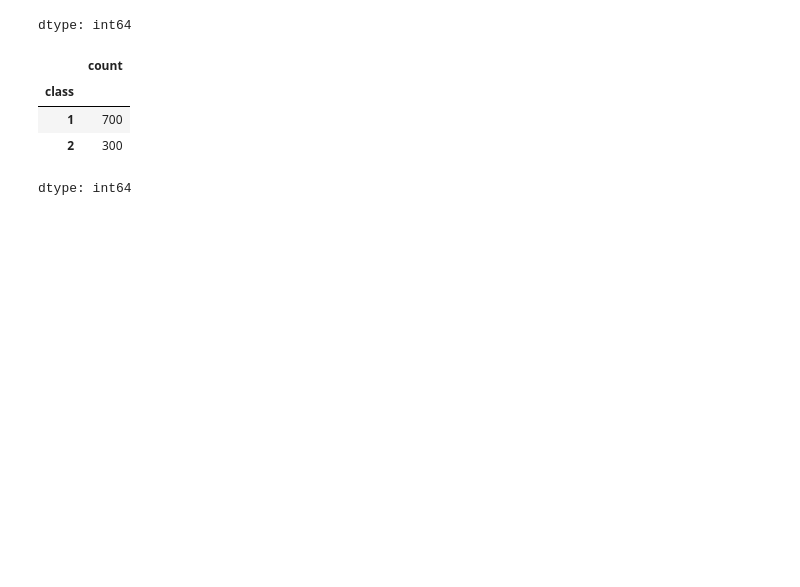
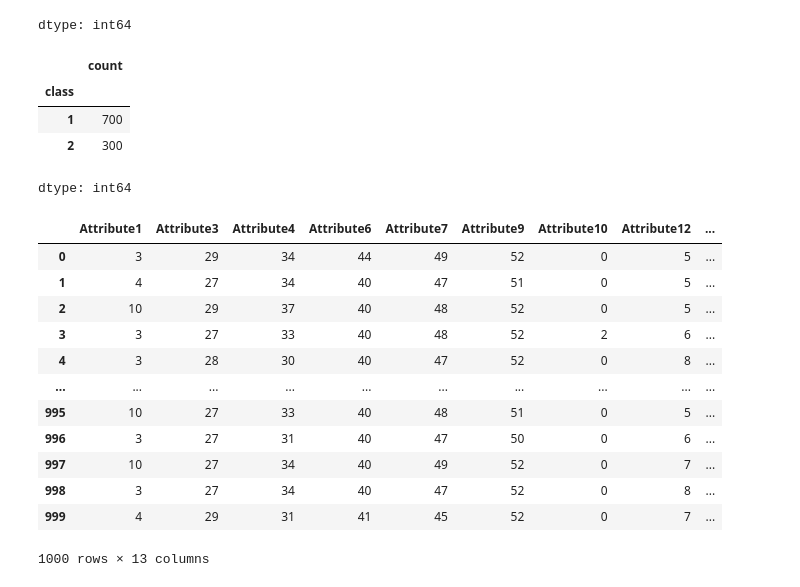
Before and after one commit to fadeeva/MLDL_plgrnd, a Jupyter notebook: Clusters/01_KMeans.ipynb, the cells around one changed output. Cells and saved outputs as stored; diff of their text form; code cells hidden in the pictures; blank space fills up the shorter version.

```diff
--- a/Clusters/01_KMeans.ipynb
+++ b/Clusters/01_KMeans.ipynb
@@ -108,6 +110,22 @@ y['class'].value_counts()
 | 1 | 700 |
 | 2 | 300 |
 dtype: int64
+# %%
+X[le]
+# %% [output]
+|  | Attribute1 | Attribute3 | Attribute4 | Attribute6 | Attribute7 | Attribute9 | Attribute10 | Attribute12 | ... |
+| 0 | 3 | 29 | 34 | 44 | 49 | 52 | 0 | 5 | ... |
+| 1 | 4 | 27 | 34 | 40 | 47 | 51 | 0 | 5 | ... |
+| 2 | 10 | 29 | 37 | 40 | 48 | 52 | 0 | 5 | ... |
+| 3 | 3 | 27 | 33 | 40 | 48 | 52 | 2 | 6 | ... |
+| 4 | 3 | 28 | 30 | 40 | 47 | 52 | 0 | 8 | ... |
+| ... | ... | ... | ... | ... | ... | ... | ... | ... | ... |
+| 995 | 10 | 27 | 33 | 40 | 48 | 51 | 0 | 5 | ... |
+| 996 | 3 | 27 | 31 | 40 | 47 | 50 | 0 | 6 | ... |
+| 997 | 10 | 27 | 34 | 40 | 49 | 52 | 0 | 7 | ... |
+| 998 | 3 | 27 | 34 | 40 | 47 | 52 | 0 | 8 | ... |
+| 999 | 4 | 29 | 31 | 41 | 45 | 52 | 0 | 7 | ... |
+1000 rows × 13 columns
 # %%
 accuracy_score(y, X['cluster'])
 # %% [output]
```
Also changed, not shown: parts of 14 cells of this notebook.
